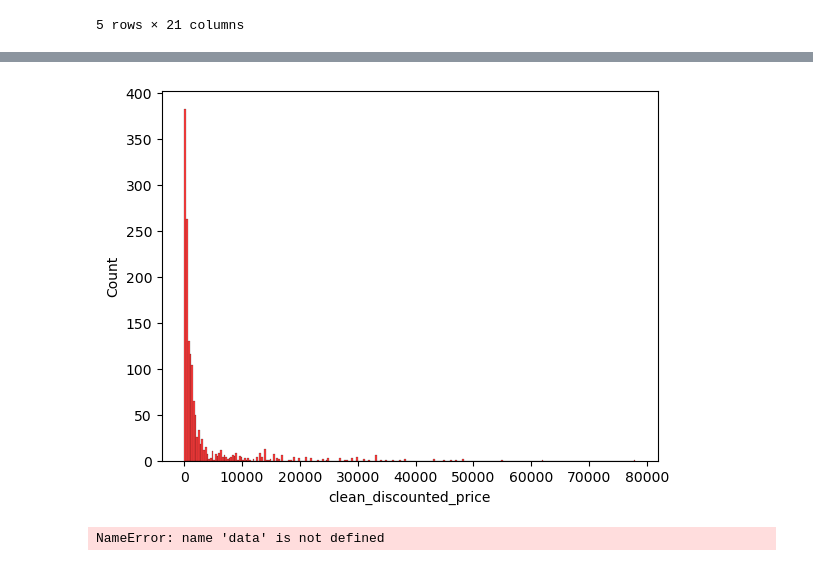
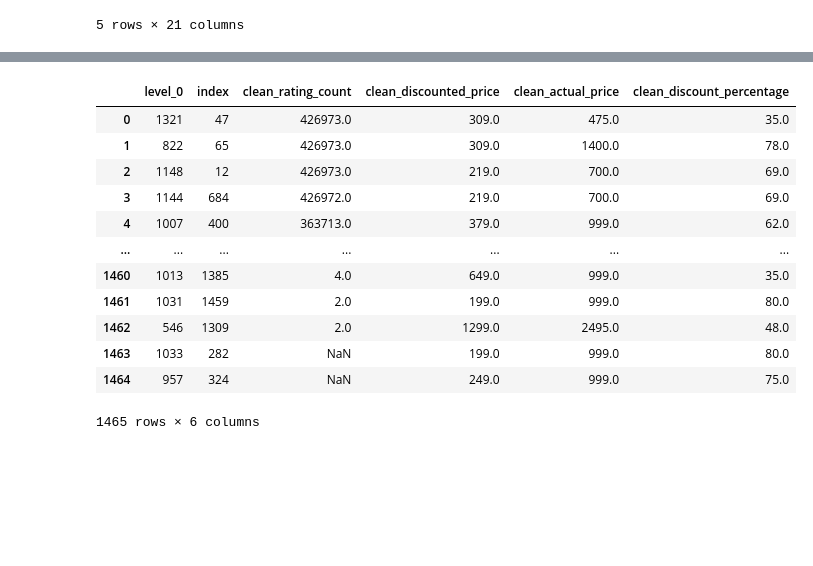
Before and after one commit to Sanjay1996383/project-amazon-sale, a Jupyter notebook: amazon .sale.ipynb, the cells around one changed output, grey strips where cells are left out. Saved outputs shown, nothing was run; the diff lists cells and outputs as text; code cells hidden in the pictures; blank space fills up the shorter version.

```diff
--- a/amazon .sale.ipynb
+++ b/amazon .sale.ipynb
@@ -173,11 +158,6 @@ Text(0.5, 1.0, 'Discounted Price vs Actual Price')
 # %%
-sns.histplot(data=df , x='clean_discounted_price', color='red', label='Discounted Price')
-fig = px.bar(df.head(10), y='clean_discounted_price', color='clean_discounted_price', height=620, hover_name='product_name')
+# clean_rating_count
+df.sort_values(by='clean_rating_count', ascending=False, inplace=True)
+df.reset_index(inplace=True)
+fig = px.bar(df.head(100), y='clean_rating_count', color='clean_rating_count', height=800, hover_name='product_name')
 fig.show()
-# %% [output]
-[figure, removed]
-# %%
-sns.distplot(data['x'])
-sns.distplot(data['y']);
-# %% [output]
-NameError: name 'data' is not defined
@@ -183,0 +174,17 @@ NameError: name 'data' is not defined
+# %%
+numerical_df = df.select_dtypes('number')
+numerical_df
+# %% [output]
+|  | level_0 | index | clean_rating_count | clean_discounted_price | clean_actual_price | clean_discount_percentage |
+| 0 | 1321 | 47 | 426973.0 | 309.0 | 475.0 | 35.0 |
+| 1 | 822 | 65 | 426973.0 | 309.0 | 1400.0 | 78.0 |
+| 2 | 1148 | 12 | 426973.0 | 219.0 | 700.0 | 69.0 |
+| 3 | 1144 | 684 | 426972.0 | 219.0 | 700.0 | 69.0 |
+| 4 | 1007 | 400 | 363713.0 | 379.0 | 999.0 | 62.0 |
+| ... | ... | ... | ... | ... | ... | ... |
+| 1460 | 1013 | 1385 | 4.0 | 649.0 | 999.0 | 35.0 |
+| 1461 | 1031 | 1459 | 2.0 | 199.0 | 999.0 | 80.0 |
+| 1462 | 546 | 1309 | 2.0 | 1299.0 | 2495.0 | 48.0 |
+| 1463 | 1033 | 282 | NaN | 199.0 | 999.0 | 80.0 |
+| 1464 | 957 | 324 | NaN | 249.0 | 999.0 | 75.0 |
+1465 rows × 6 columns
```
Also changed, not shown: parts of 11 cells of this notebook.
